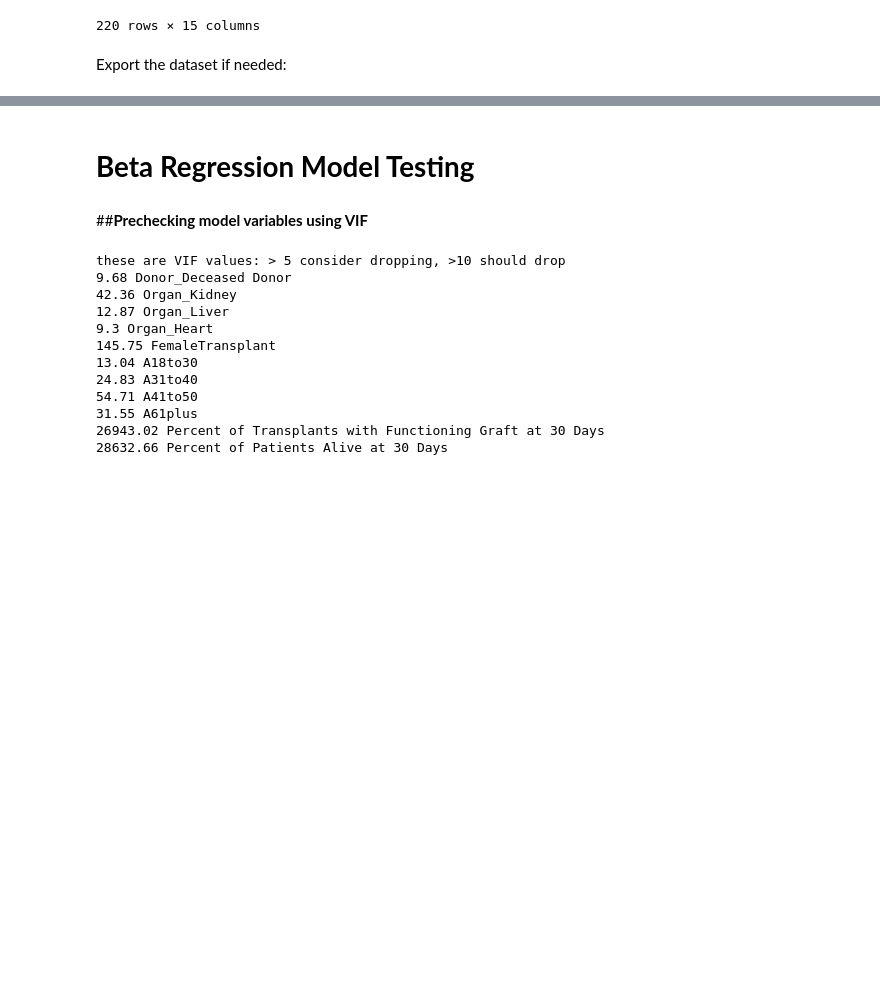
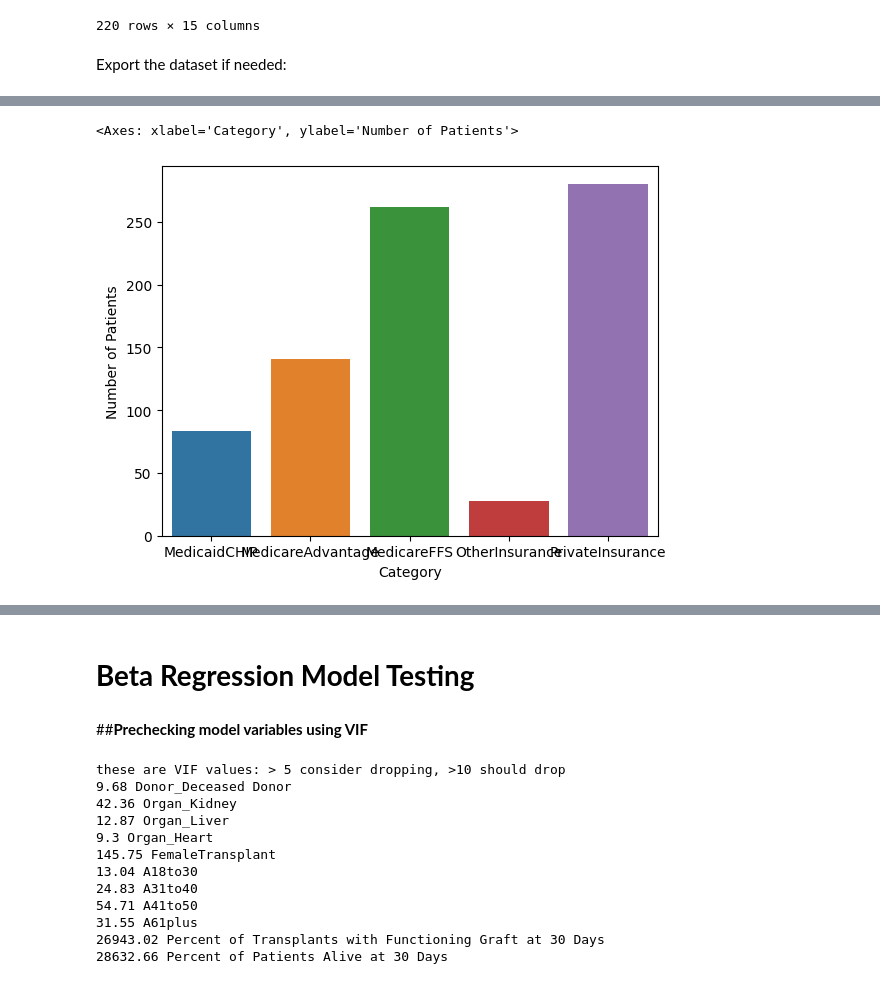
Before and after one commit to clbony/BDSCapstoneGrp12, a Jupyter notebook: Capstone_Group_12_v2.ipynb, the cells around one changed output, grey strips where cells are left out. Saved outputs shown, nothing was run; the diff lists cells and outputs as text; code cells hidden in the pictures; blank space fills up the shorter version.

```diff
--- a/Capstone_Group_12_v2.ipynb
+++ b/Capstone_Group_12_v2.ipynb
@@ -620,0 +785,13 @@ files.download('gender_outcomes_new2.csv')
+# %%
+# clean_filtered_transplant_demographics2.columns # no percentages here
+
+# further subset the columns
+insurance_subset2 = insurance_subset[['PrivateInsurance', 'MedicareFFS', 'MedicareAdvantage', 'MedicaidCHIP',
+       'OtherInsurance']]
+
+# creating a melted table
+insurance_melt = insurance_subset2.melt(var_name='Category', value_name='Number of Patients')
+
+insurance_melt = insurance_melt.groupby(by='Category').mean()
+insurance_melt = insurance_melt.reset_index()
+insurance_melt
@@ -620,0 +805,5 @@ files.download('gender_outcomes_new2.csv')
+# %%
+sns.barplot(insurance_melt, x='Category', y='Number of Patients', hue = 'Category', legend=False)
+# %% [output]
+<Axes: xlabel='Category', ylabel='Number of Patients'>
+[figure, added]
```
Also changed, not shown: parts of 35 cells of this notebook.
